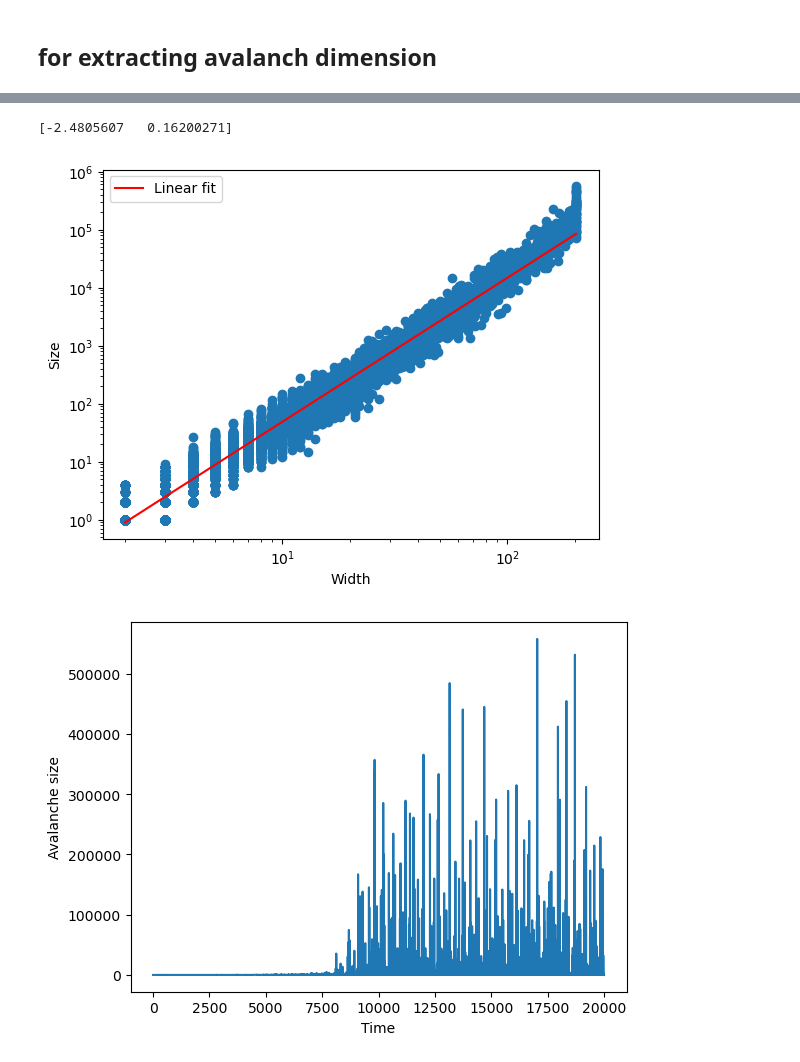
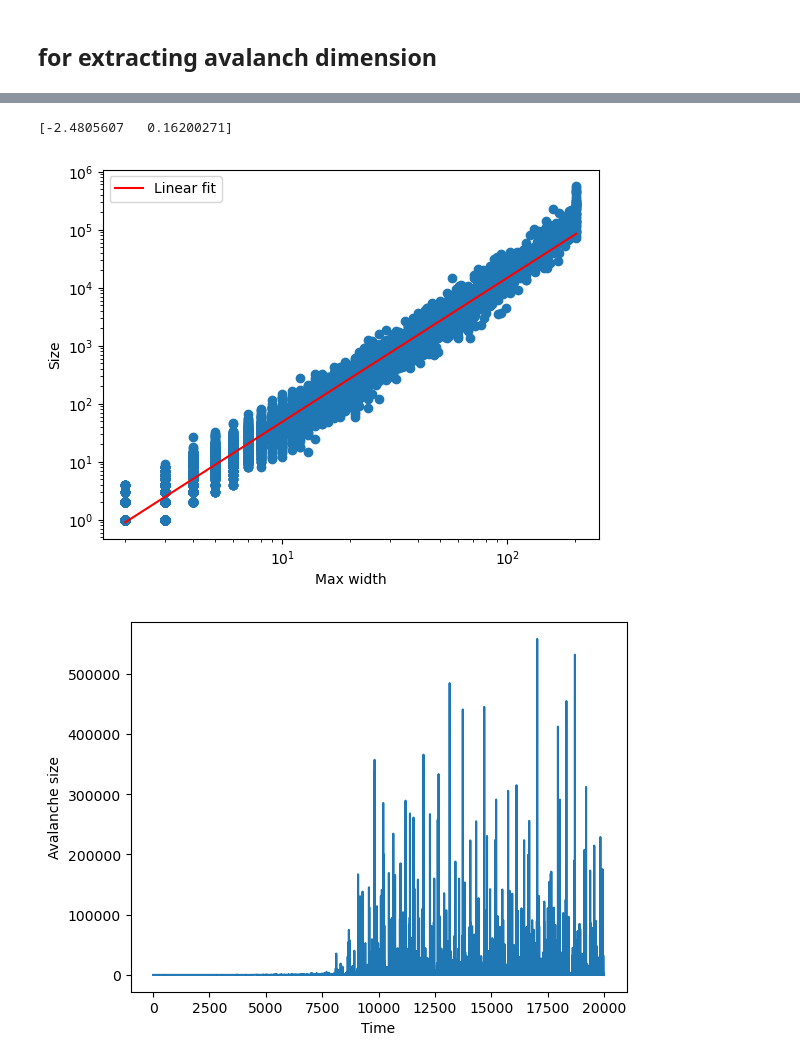
Before and after one commit to SSBNS/Complex_physics_SSBNS, a Jupyter notebook: Midterm/Midterm 2/midterm_2.ipynb, the cells around one changed output, grey strips where cells are left out. Drawn from its saved outputs; the diff is of its cells as text; code cells hidden in the pictures.

```diff
--- a/Midterm/Midterm 2/midterm_2.ipynb
+++ b/Midterm/Midterm 2/midterm_2.ipynb
@@ -417,20 +478,20 @@ array([ True,  True,  True, ..., False,  True, False])
 # %%
 plt.scatter(width_no_zero,soc_no_zero)
 
 p,c = curve_fit(linear,np.log10(width_no_zero),np.log10(soc_no_zero),p0=[2,1])
 x = np.linspace(min(width_no_zero),max(width_no_zero),100)
 plt.plot(x,power_law(x,*p),color="red",label="Linear fit")
 # fig,ax = plt.Subplots(1,1)
 # bins,hist,w = logbin_plot(soc)
 print(p)
 plt.loglog()
-plt.xlabel("Width")
+plt.xlabel("Max width")
 plt.ylabel("Size")
 plt.legend()
 plt.show()
 # %% [output]
 [-2.4805607   0.16200271]
-[figure, old version]
+[figure, new version]
 # %%
 plt.plot(np.arange(len(soc)),soc)
 plt.xlabel("Time")
```
Also changed, not shown: parts of 20 cells of this notebook, 11 other files.
